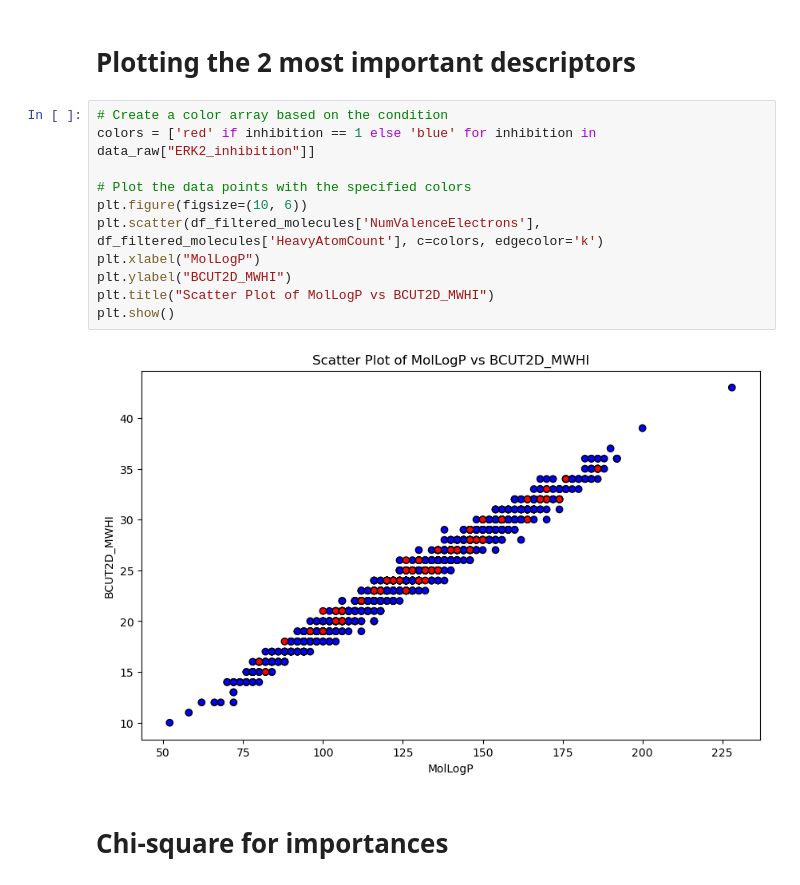
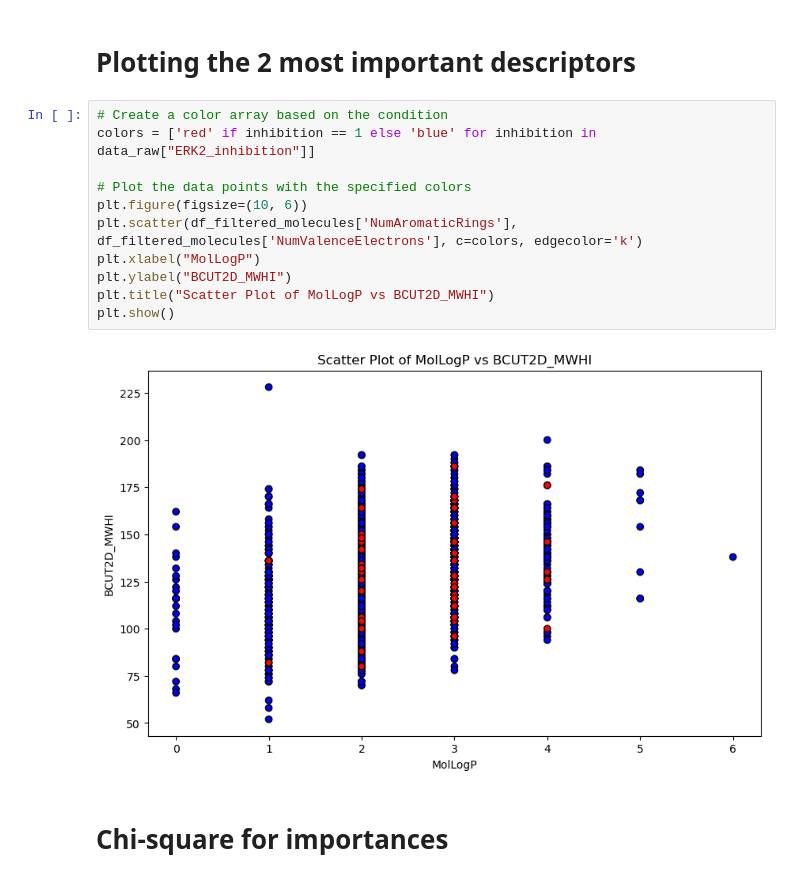
Before and after one commit to annebiemans/Group16, a Jupyter notebook: group_assignment_part1.ipynb, the cells around one changed output. Saved outputs shown, nothing was run; the diff lists cells and outputs as text.

```diff
--- a/group_assignment_part1.ipynb
+++ b/group_assignment_part1.ipynb
@@ -287,16 +291,16 @@ plt.show()
 # %%
 # Create a color array based on the condition
 colors = ['red' if inhibition == 1 else 'blue' for inhibition in data_raw["ERK2_inhibition"]]
 
 # Plot the data points with the specified colors
 plt.figure(figsize=(10, 6))
-plt.scatter(df_filtered_molecules['NumValenceElectrons'], df_filtered_molecules['HeavyAtomCount'], c=colors, edgecolor='k')
+plt.scatter(df_filtered_molecules['NumAromaticRings'], df_filtered_molecules['NumValenceElectrons'], c=colors, edgecolor='k')
 plt.xlabel("MolLogP")
 plt.ylabel("BCUT2D_MWHI")
 plt.title("Scatter Plot of MolLogP vs BCUT2D_MWHI")
 plt.show()
 # %% [output]
-[figure, old version]
+[figure, new version]
 # %% [markdown]
 # Chi-square for importances
 # %%
```
Also changed, not shown: parts of 5 cells of this notebook, 2 other files.
